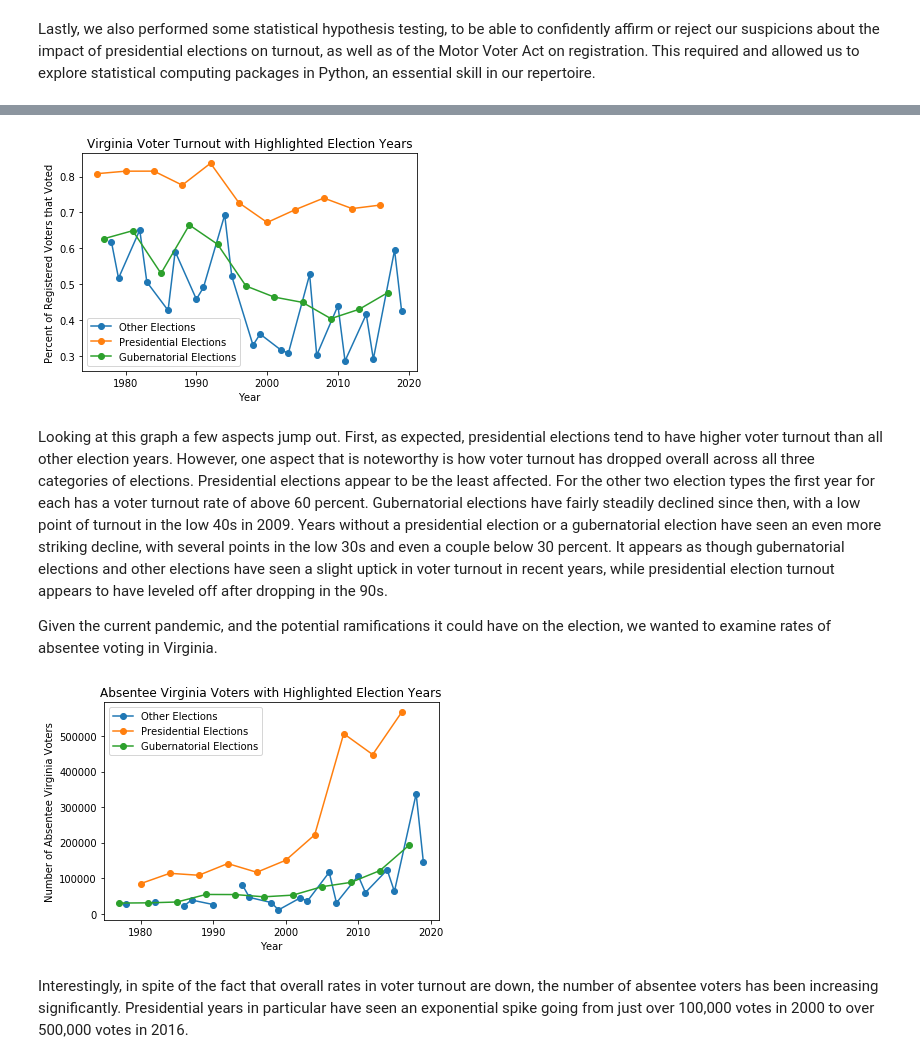
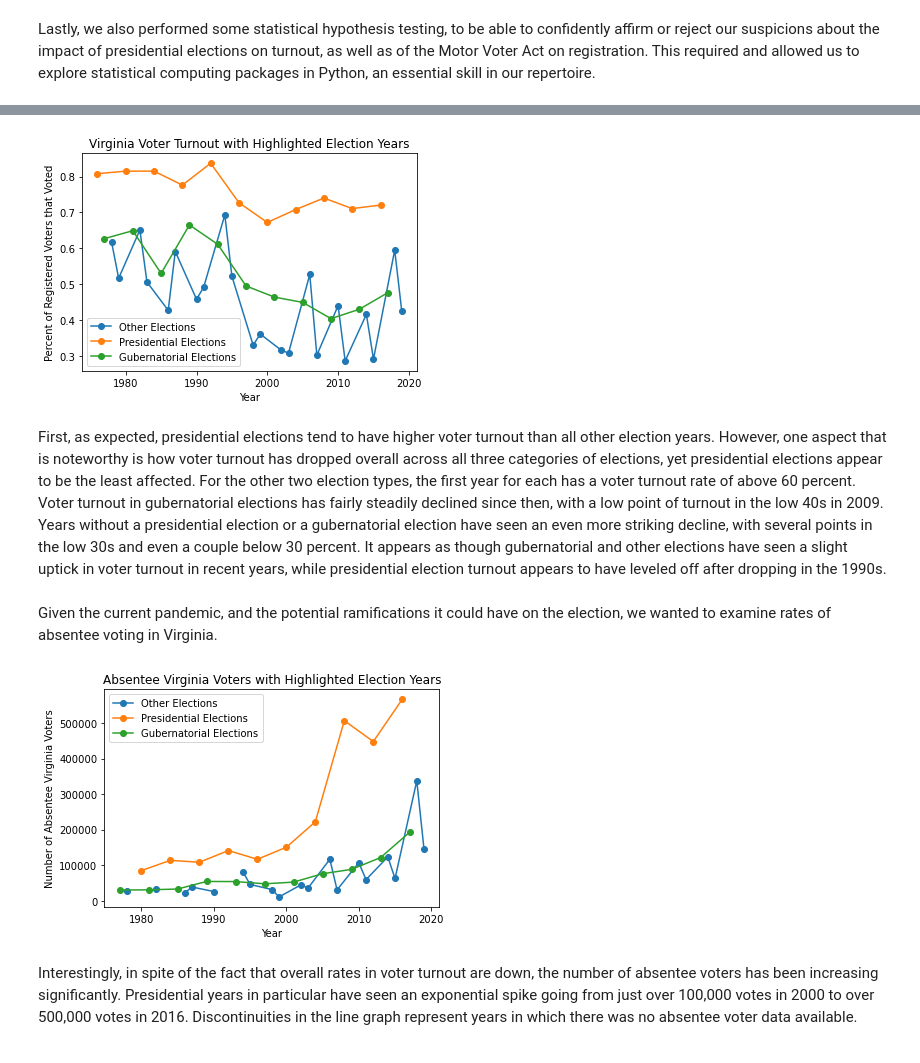
Before and after one commit to hannahfrederickcpsc/CS-5010-PROJECT-PYTHON, a Jupyter notebook: Report.ipynb, the cells around one changed output, grey strips where cells are left out. Saved outputs shown, nothing was run; the diff lists cells and outputs as text; code cells hidden in the pictures.

```diff
--- a/Report.ipynb
+++ b/Report.ipynb
@@ -94,0 +165,9 @@ df_merge_col.head()
+# %%
+#make a dataframe with only gubernatorial elections
+governor_data = voting_data.loc[voting_data['Office'] == 'Governor']
+#find the summary statistics for this dataframe of gubernatorial elections
+governor_stats = governor_data.describe()
+
+#make and describe a dataframe of elections grouped by type
+#grouped_stats = voting_data.groupby('Office').describe()
+#grouped_stats
@@ -94,0 +218,9 @@ df_merge_col.head()
+# %%
+#make a dataframe with only presidential elections
+pres_years_data = voting_data.loc[voting_data['Year']%4==0]
+#find the percent changes in number of voters from one pres election to the next pres election
+pres_years_data["Change in Total Voting"] = (pres_years_data["Total Voting"] / pres_years_data["Total Voting"].shift(-1)) -1
+
+#find the least percent change in number of voters from one pres election to the next pres election
+least_perc_change = abs(pres_years_data["Change in Total Voting"]).min()
+least_perc_change_years = pres_years_data[pres_years_data["Change in Total Voting"] == least_perc_change]
@@ -197,41 +425,38 @@ We were also curious about overall changes in voter turnout throughout the years
 # %%
-#make a dataframe with only presidential elections
-pres_years = voting_data.loc[voting_data['Year']%4==0]
-#make a dataframe with only gubernatorial elections
-gov_years = voting_data.loc[voting_data['Year']%4==1]
-#make a dataframe with all the other elections
+#make a dataframe with all non-presidential and non-gubernatorial elections
 other_years = voting_data.loc[(voting_data['Year']%4==2) | (voting_data['Year']%4==3)]
 #make and save a line plot of the voter turnout with highlighted election years
 plt.plot("Year", "Turnout (% Voting of Total Registered)", data=other_years, marker='o') #make the plot of other elections
-plt.plot("Year", "Turnout (% Voting of Total Registered)", data=pres_years, marker='o') #make the plot of pres elections
-year_voter_turnout_highlighted = plt.plot("Year", "Turnout (% Voting of Total Registered)", data=gov_years, marker='o') #make the plot of gov elections
+plt.plot("Year", "Turnout (% Voting of Total Registered)", data=pres_years_data, marker='o') #make the plot of pres elections
+year_voter_turnout_highlighted = plt.plot("Year", "Turnout (% Voting of Total Registered)", data=governor_data, marker='o') #make the plot of gov elections
 plt.title('Virginia Voter Turnout with Highlighted Election Years') #add the title
 plt.xlabel('Year') #add the x-axis label
 plt.ylabel('Percent of Registered Voters that Voted') #add the y-axis label
 plt.legend(labels=['Other Elections', 'Presidential Elections', 'Gubernatorial Elections']) #add the legend
 plt.show()
 # %% [output]
-[figure, old version]
+[figure, new version]
 # %% [markdown]
-Looking at this graph a few aspects jump out. First, as expected, presidential elections tend to have higher voter turnout than all other election years. However, one aspect that is noteworthy is how voter turnout has dropped overall across all three categories of elections. Presidential elections appear to be the least affected. For the other two election types the first year for each has a voter turnout rate of above 60 percent. Gubernatorial elections have fairly steadily declined since then, with a low point of turnout in the low 40s in 2009. Years without a presidential election or a gubernatorial election have seen an even more striking decline, with several points in the low 30s and even a couple below 30 percent. It appears as though gubernatorial elections and other elections have seen a slight uptick in voter turnout in recent years, while presidential election turnout appears to have leveled off after dropping in the 90s.
-
-Given the current pandemic, and the potential ramifications it could have on the election, we wanted to examine rates of absentee voting in Virginia.
+First, as expected, presidential elections tend to have higher voter turnout than all other election years. However, one aspect that is noteworthy is how voter turnout has dropped overall across all three categories of elections, yet presidential elections appear to be the least affected. For the other two election types, the first year for each has a voter turnout rate of above 60 percent. Voter turnout in gubernatorial elections has fairly steadily declined since then, with a low point of turnout in the low 40s in 2009. Years without a presidential election or a gubernatorial election have seen an even more striking decline, with several points in the low 30s and even a couple below 30 percent. It appears as though gubernatorial and other elections have seen a slight uptick in voter turnout in recent years, while presidential election turnout appears to have leveled off after dropping in the 1990s.
+# %% [markdown]
+Given the current pandemic, and the potential ramifications it could have on the election, we wanted to examine rates of absentee voting in Virginia.
 # %%
 #make and save a line plot of the total absentee voters with highlighted election years
 plt.plot("Year", "Voting Absentee (Included in Total Voting)", data=other_years, marker='o') #make the plot of other elections
-plt.plot("Year", "Voting Absentee (Included in Total Voting)", data=pres_years, marker='o') #make the plot of pres elections
-year_total_absentee_highlighted = plt.plot("Year", "Voting Absentee (Included in Total Voting)", data=gov_years, marker='o') #make the plot of gov elections
+plt.plot("Year", "Voting Absentee (Included in Total Voting)", data=pres_years_data, marker='o') #make the plot of pres elections
+year_total_absentee_highlighted = plt.plot("Year", "Voting Absentee (Included in Total Voting)", data=governor_data, marker='o') #make the plot of gov elections
 plt.title('Absentee Virginia Voters with Highlighted Election Years') #add the title
 plt.xlabel('Year') #add the x-axis label
 plt.ylabel('Number of Absentee Virginia Voters') #add the y-axis label
 #sns.scatterplot(x="Year", y="Voting Absentee (Included in Total Voting)", data=voting_data)
 #sns.scatterplot(x="Year", y="Voting Absentee (Included in Total Voting)", data=pres_years)
 #year_total_absentee_highlighted = sns.scatterplot(x="Year", y="Voting Absentee (Included in Total Voting)", data=gov_years).set_title('Virginia Voters Voting Absentee with Highlighted Election Years')
 plt.legend(labels=['Other Elections', 'Presidential Elections', 'Gubernatorial Elections']) #add the legend
 plt.show()
 # %% [output]
-[figure, old version]
+[figure, new version]
 # %% [markdown]
 Interestingly, in spite of the fact that overall rates in voter turnout are down, the number of absentee voters has been increasing significantly. Presidential years in particular have seen an exponential spike going from just over 100,000 votes in 2000 to over 500,000 votes in 2016.
+Discontinuities in the line graph represent years in which there was no absentee voter data available.
 # %% [markdown]
 ## Testing:
```
Also changed, not shown: parts of 51 cells of this notebook.
